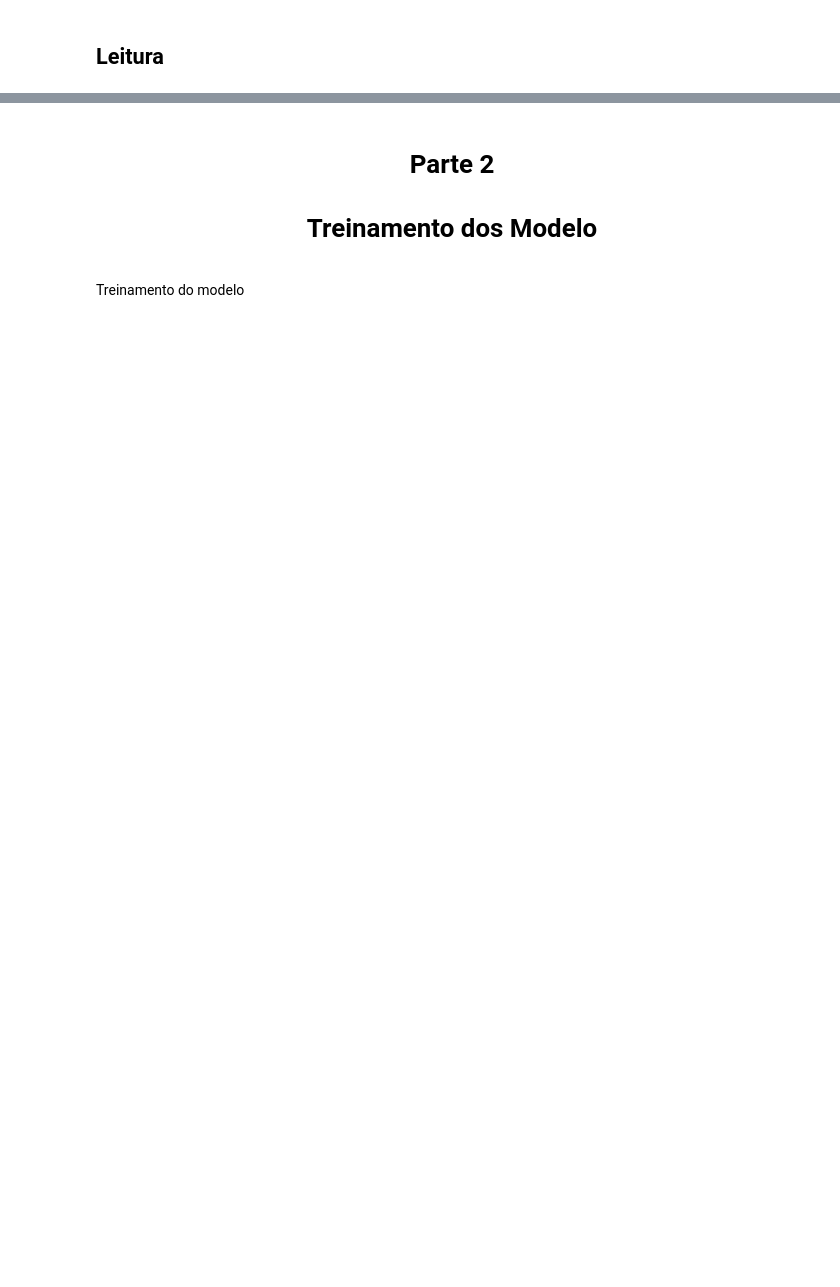
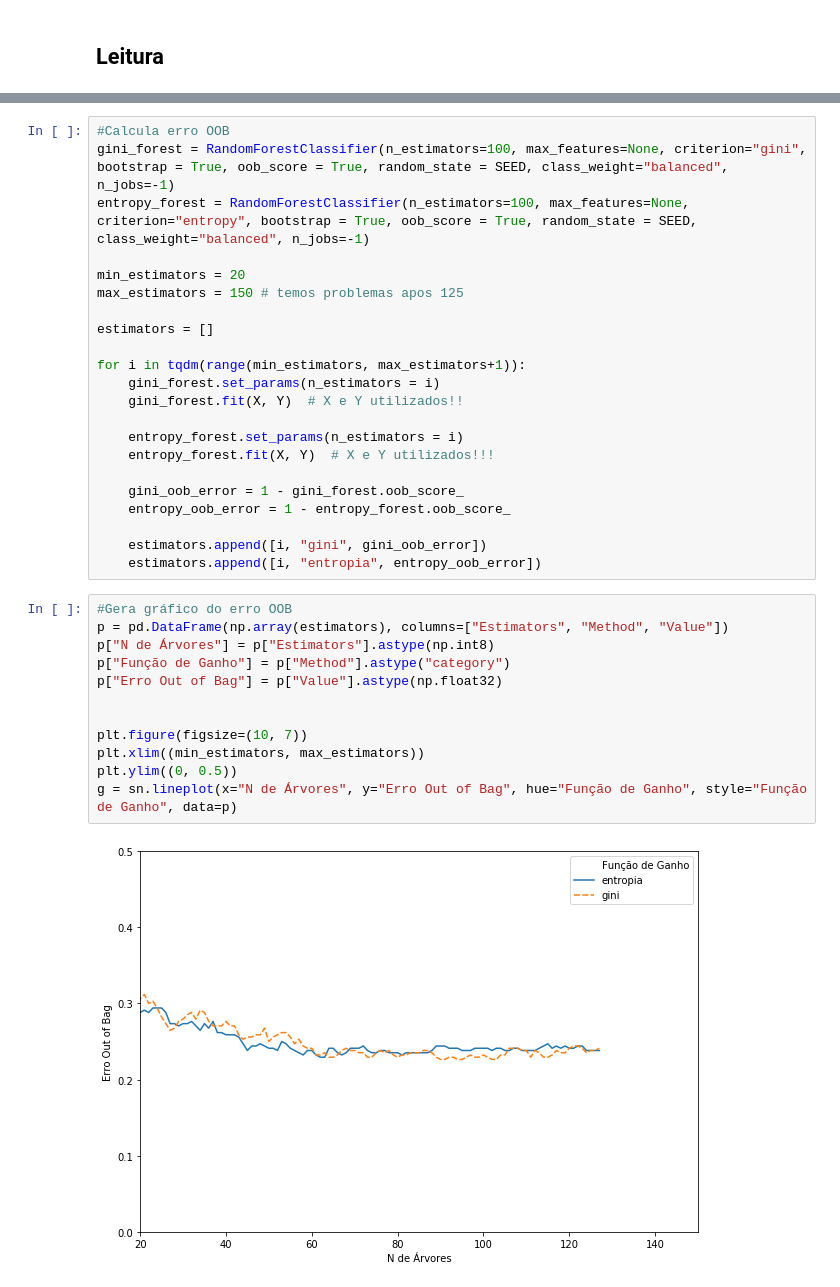
Before and after one commit to AlbertoDuarte/fsi-t2, a Jupyter notebook: run.ipynb, the cells around one changed output, grey strips where cells are left out. Drawn from its saved outputs; the diff is of its cells as text; blank space fills up the shorter version.

```diff
--- a/run.ipynb
+++ b/run.ipynb
@@ -71,5 +137,36 @@ plt.show()
-# %% [markdown]
-<center><h1>Parte 2</h1></center>
-<center><h1>Treinamento dos Modelo</h1></center>
-# %% [markdown]
-<p>Treinamento do modelo</p>
+# %%
+#Calcula erro OOB
+gini_forest = RandomForestClassifier(n_estimators=100, max_features=None, criterion="gini", bootstrap = True, oob_score = True, random_state = SEED, class_weight="balanced", n_jobs=-1)
+entropy_forest = RandomForestClassifier(n_estimators=100, max_features=None, criterion="entropy", bootstrap = True, oob_score = True, random_state = SEED, class_weight="balanced", n_jobs=-1)
+
+min_estimators = 20
+max_estimators = 150 # temos problemas apos 125
+
+estimators = []
+
+for i in tqdm(range(min_estimators, max_estimators+1)):
+    gini_forest.set_params(n_estimators = i)
+    gini_forest.fit(X, Y)  # X e Y utilizados!!
+
+    entropy_forest.set_params(n_estimators = i)
+    entropy_forest.fit(X, Y)  # X e Y utilizados!!!
+
+    gini_oob_error = 1 - gini_forest.oob_score_
+    entropy_oob_error = 1 - entropy_forest.oob_score_
+
+    estimators.append([i, "gini", gini_oob_error])
+    estimators.append([i, "entropia", entropy_oob_error])
+# %%
+#Gera gráfico do erro OOB
+p = pd.DataFrame(np.array(estimators), columns=["Estimators", "Method", "Value"])
+p["N de Árvores"] = p["Estimators"].astype(np.int8)
+p["Função de Ganho"] = p["Method"].astype("category")
+p["Erro Out of Bag"] = p["Value"].astype(np.float32)
+
+
+plt.figure(figsize=(10, 7))
+plt.xlim((min_estimators, max_estimators))
+plt.ylim((0, 0.5))
+g = sn.lineplot(x="N de Árvores", y="Erro Out of Bag", hue="Função de Ganho", style="Função de Ganho", data=p)
+# %% [output]
+[figure, added]
```
Also changed, not shown: parts of 22 cells of this notebook.
